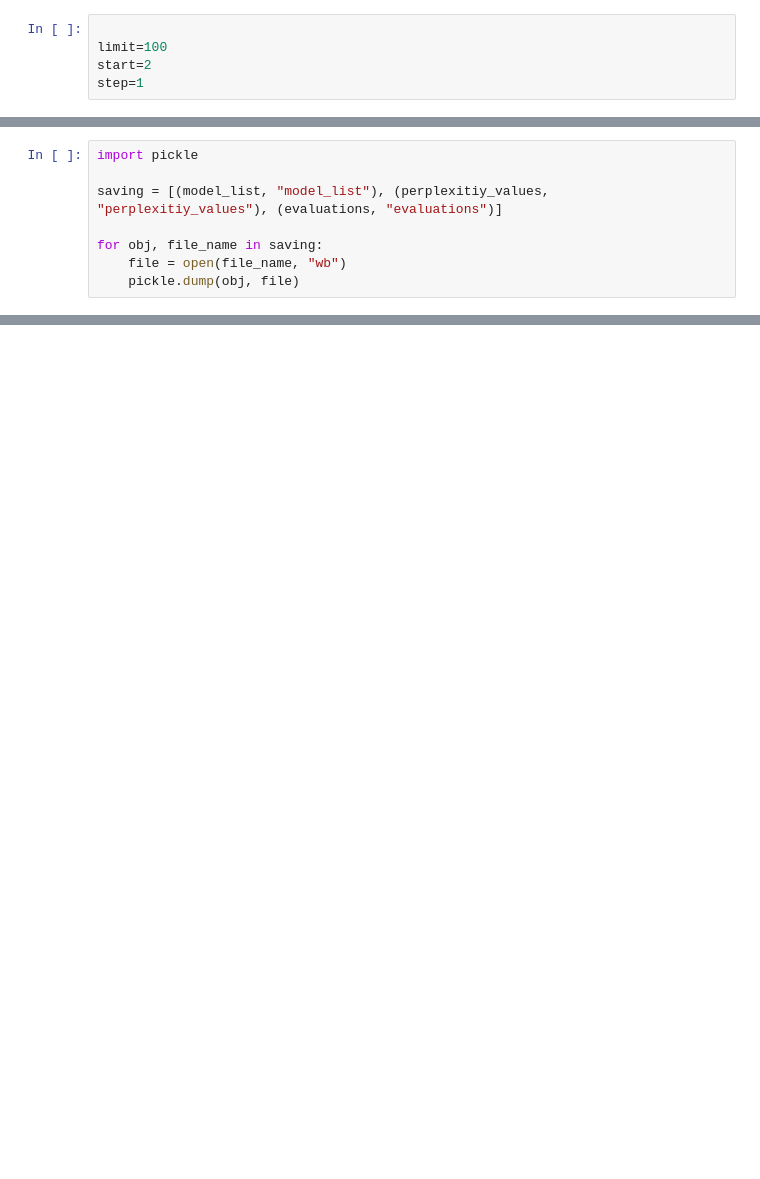
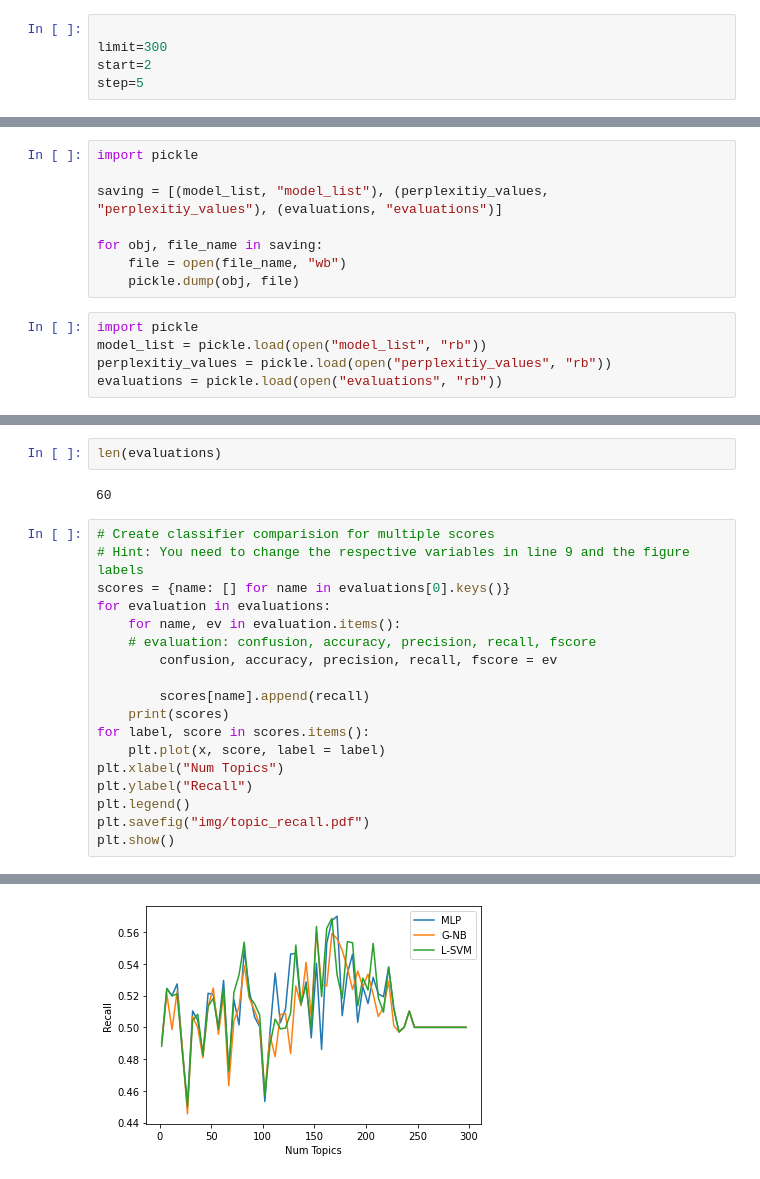
Before and after one commit to Lennart97/nlp_project, a Jupyter notebook: problem-solution.ipynb, the cells around one changed output, grey strips where cells are left out. Drawn from its saved outputs; the diff is of its cells as text; blank space fills up the shorter version.

Commit message:
Added figures

```diff
--- a/problem-solution.ipynb
+++ b/problem-solution.ipynb
@@ -341,9 +332,9 @@ def compute_coherence_values(dictionary, corpus, texts, limit, start=2, step=3):
     return model_list, perplexitiy_values, evaluations
 # %%
 
-limit=100
+limit=300
 start=2
-step=1
+step=5
 # %%
 model_list, perplexitiy_values, evaluations = compute_coherence_values(dictionary=id2word, corpus=corpus, texts=texts, start=start, limit=limit, step=step)
 # %% [output]
@@ -432,3 +434,8 @@ saving = [(model_list, "model_list"), (perplexitiy_values, "perplexitiy_values")
 for obj, file_name in saving:
     file = open(file_name, "wb")
     pickle.dump(obj, file)
+# %%
+import pickle
+model_list = pickle.load(open("model_list", "rb"))
+perplexitiy_values = pickle.load(open("perplexitiy_values", "rb"))
+evaluations = pickle.load(open("evaluations", "rb"))
@@ -434,0 +455,23 @@ for obj, file_name in saving:
+# %%
+len(evaluations)
+# %% [output]
+60
+# %%
+# Create classifier comparision for multiple scores
+# Hint: You need to change the respective variables in line 9 and the figure labels
+scores = {name: [] for name in evaluations[0].keys()}
+for evaluation in evaluations:
+    for name, ev in evaluation.items():
+    # evaluation: confusion, accuracy, precision, recall, fscore
+        confusion, accuracy, precision, recall, fscore = ev
+
+        scores[name].append(recall)
+    print(scores)
+for label, score in scores.items():
+    plt.plot(x, score, label = label)
+plt.xlabel("Num Topics")
+plt.ylabel("Recall")
+plt.legend()
+plt.savefig("img/topic_recall.pdf")
+plt.show()
+# %% [output]
@@ -434,0 +495 @@ for obj, file_name in saving:
+[figure, added]
```
Also changed, not shown: parts of 14 cells of this notebook.
